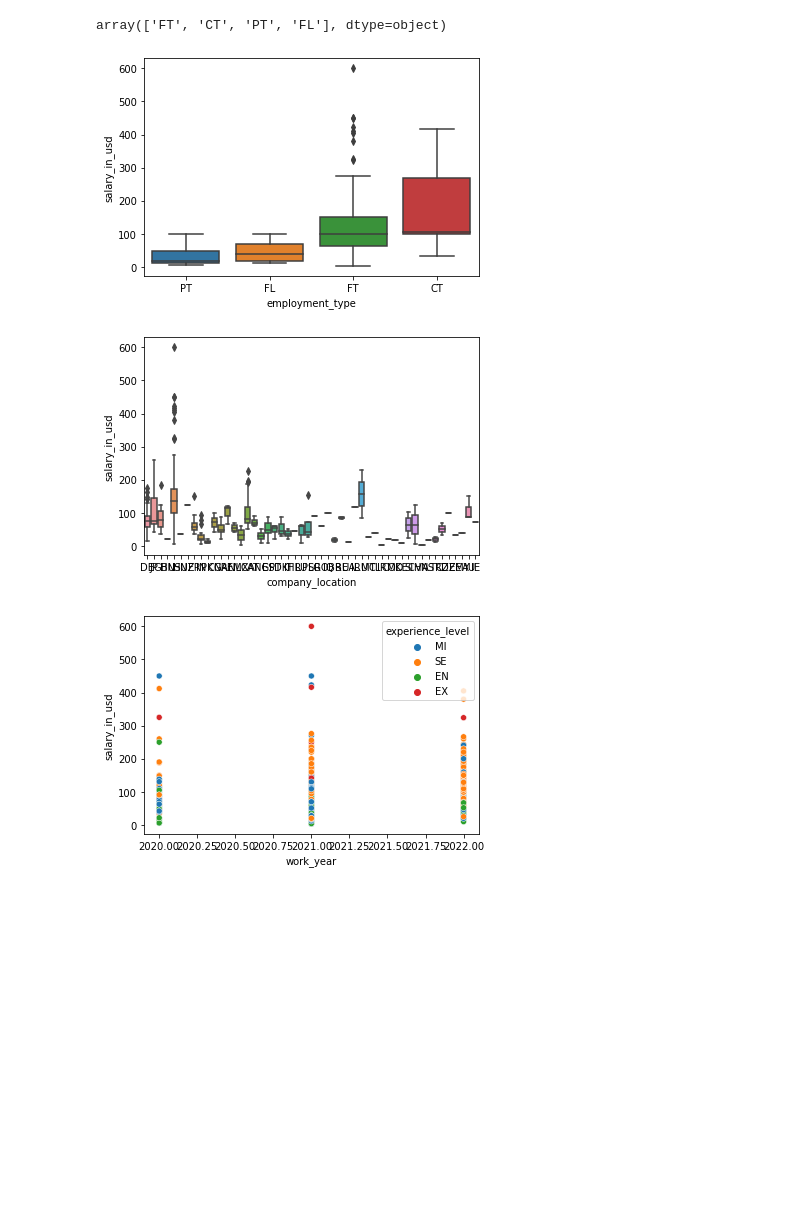
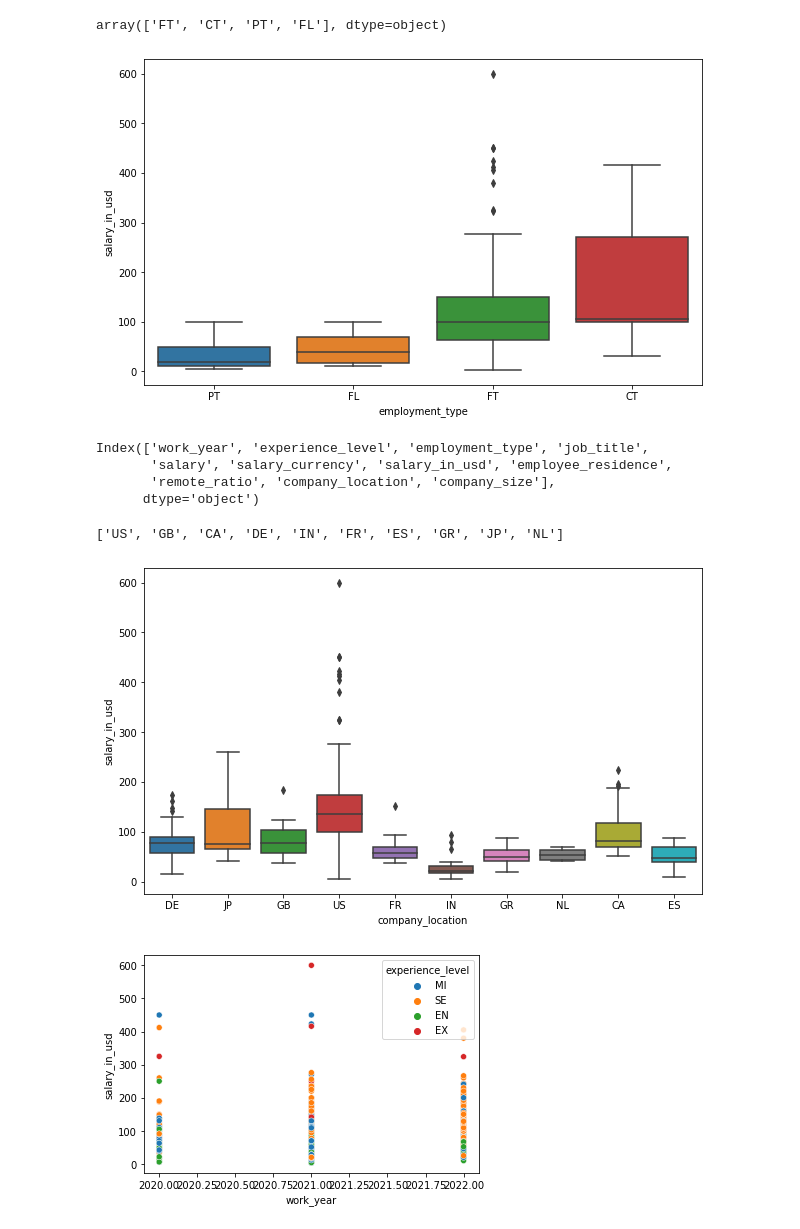
Before and after one commit to rolandina/simplon-projet-existant, a Jupyter notebook: analysis.ipynb, the cells around one changed output. Cells and saved outputs as stored; diff of their text form; code cells hidden in the pictures; blank space fills up the shorter version.

```diff
--- a/analysis.ipynb
+++ b/analysis.ipynb
@@ -447,19 +450,41 @@ df["employment_type"].unique()
 array(['FT', 'CT', 'PT', 'FL'], dtype=object)
 # %%
 # Box plot Employment type  & salary in usd
+plt.figure(figsize=(10,6))
 employment_type_order = ['PT', 'FL', 'FT', "CT"]
 sns.boxplot(x='employment_type', y='salary_in_usd', data=df,
             order=employment_type_order)
 plt.show()
 # %% [output]
-[figure, old version]
+[figure, new version]
+# %%
+df.columns
+# %% [output]
+Index(['work_year', 'experience_level', 'employment_type', 'job_title',
+       'salary', 'salary_currency', 'salary_in_usd', 'employee_residence',
+       'remote_ratio', 'company_location', 'company_size'],
+      dtype='object')
+# %%
+job_title_counts = df['company_location'].value_counts()
+job_title_counts[:10].index.to_list()
+# %% [output]
+['US', 'GB', 'CA', 'DE', 'IN', 'FR', 'ES', 'GR', 'JP', 'NL']
 # %%
-# Box plot Company location  & salary in usd
+# Box plot Top 10 Company location  & salary in usd
 
-sns.boxplot(x='company_location', y='salary_in_usd', data=df)
+plt.figure(figsize=(10,6))
+# Count the frequency of each job title
+job_title_counts = df['company_location'].value_counts()
+
+# Get the top 5 job titles
+top_10_locations = job_title_counts[:10].index.to_list()
+
+top_10_locations_df = df[df['company_location'].isin(top_10_locations)]
+
+sns.boxplot(x='company_location', y='salary_in_usd', data=top_10_locations_df)
 plt.show()
 # %% [output]
-[figure, old version]
+[figure, new version]
 # %%
 # Scatter plot
 sns.scatterplot(x='work_year', y='salary_in_usd', hue='experience_level', data=df)
```
Also changed, not shown: parts of 46 cells of this notebook.
